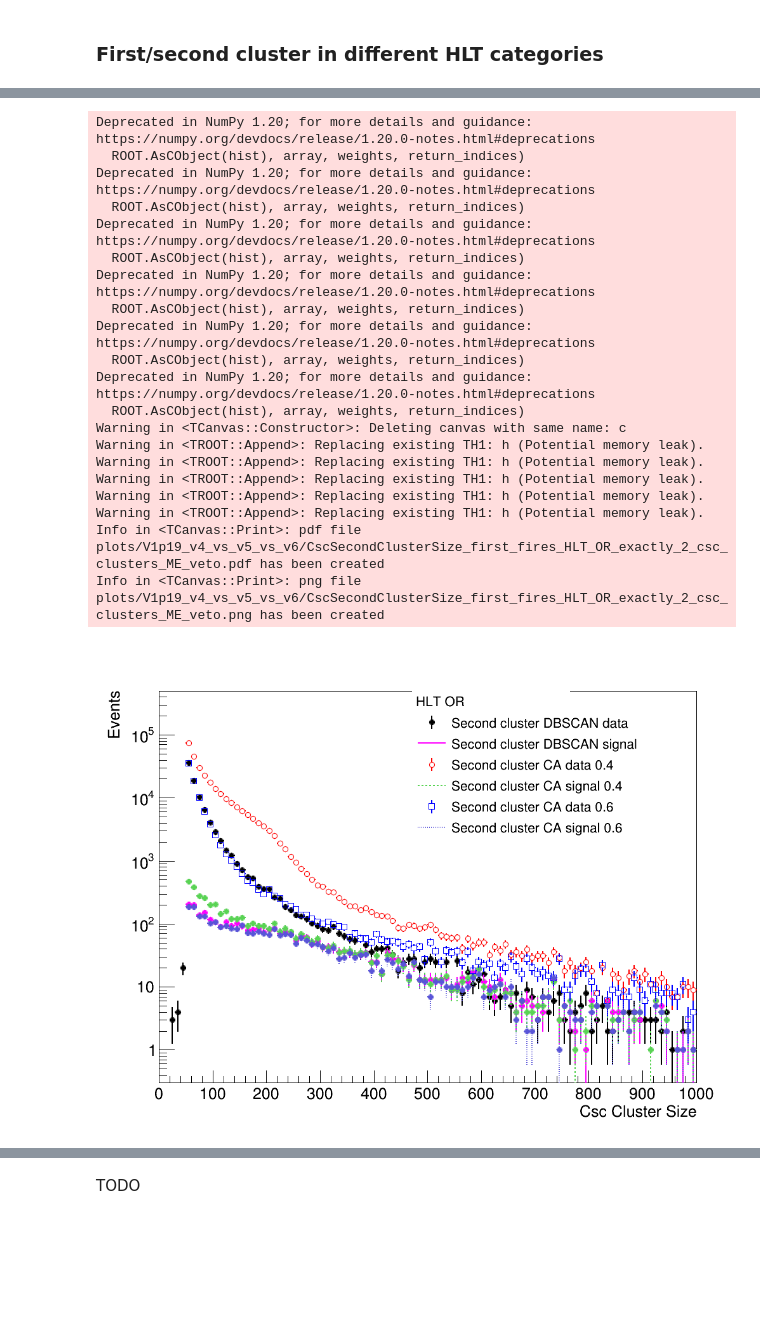
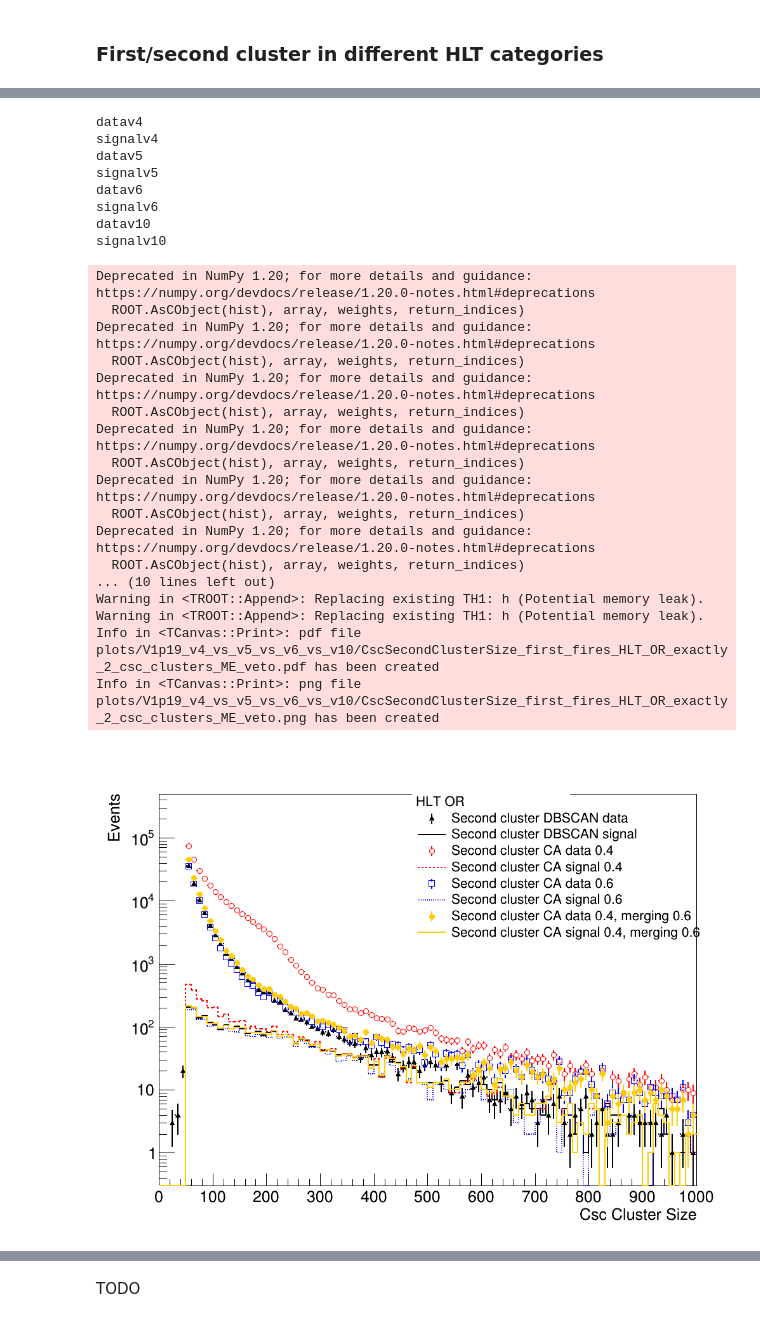
Before and after one commit to cms-lpc-llp/run3_muon_system_analysis, a Jupyter notebook: DBSCAN_CA_background_level_v1.ipynb, the cells around one changed output, grey strips where cells are left out. Saved outputs shown, nothing was run; the diff lists cells and outputs as text; code cells hidden in the pictures; blank space fills up the shorter version.

```diff
--- a/DBSCAN_CA_background_level_v1.ipynb
+++ b/DBSCAN_CA_background_level_v1.ipynb
@@ -41,8 +41,8 @@ vers = ['v4','v5']
 plot_folder = "v4_vs_v5"
 vers = ['v5','v6']
 plot_folder = "v5_vs_v6"
-vers = ['v4','v5','v6']
-plot_folder = "v4_vs_v5_vs_v6"
+vers = ['v4','v5','v6','v10']
+plot_folder = "v4_vs_v5_vs_v6_vs_v10"
 #v1 includes events without selections
 #v3 includes events with at least 2 clusters
 #v4: no event level cuts, clusters made with DBSCAN, HLT time definition
@@ -57,27 +57,43 @@ colors = {}
 data_label['datav4'] = 'DBSCAN data'
 data_label['datav5'] = 'CA data 0.4'
 data_label['datav6'] = 'CA data 0.6'
+data_label['datav10'] = 'CA data 0.4, merging 0.6'
+
 data_label['signalv4'] = 'DBSCAN signal'
 data_label['signalv5'] = 'CA signal 0.4'
 data_label['signalv6'] = 'CA signal 0.6'
-marker_style['datav4'] = 20
+data_label['signalv10'] = 'CA signal 0.4, merging 0.6'
+
+marker_style['datav4'] = 22
 marker_style['datav5'] = 24
 marker_style['datav6'] = 25
+marker_style['datav10'] = 20
+
 marker_style['signalv4'] = 20
 marker_style['signalv5'] = 20
 marker_style['signalv6'] = 20
+marker_style['signalv10'] = 20
+
 line_style['datav4'] = 1
 line_style['datav5'] = 1
 line_style['datav6'] = 1
+line_style['datav10'] = 1
+
 line_style['signalv4'] = 1
 line_style['signalv5'] = 2
 line_style['signalv6'] = 3
+line_style['signalv10'] = 1
+
 colors['datav4'] = 1
 colors['datav5'] = 2
 colors['datav6'] = 4
-colors['signalv4'] = 6
-colors['signalv5'] = 8
-colors['signalv6'] = 9
+colors['datav10'] = 800
+
+colors['signalv4'] = 1#6
+colors['signalv5'] = 2#8
+colors['signalv6'] = 4#9
+colors['signalv10'] = 800#805
+
 
 for ve in vers:
     data_path[ve] = '/nfs/dust/cms/group/cms-llp/muon_system_run3/'+tag+'/Data'+str(data_year)+'/'+ve+'/'
@@ -1361,56 +1393,62 @@ h2 = {}
 leg.SetHeader(cat_lab_dict[cat_lab])
 can.cd()
 for k in tree_keys:
+    print(k)
     if cat_lab=="HLT_OR":
         tmp_cscClusterSize = cscClusterSize_1_HLT[k]
     elif cat_lab=="HLT_1":
         tmp_cscClusterSize = cscClusterSize_1_HLT_tr1[k]
     elif cat_lab=="HLT_2":
         tmp_cscClusterSize = cscClusterSize_1_HLT_tr2[k]
     elif cat_lab=="HLT_3":
         tmp_cscClusterSize = cscClusterSize_1_HLT_tr3[k]
     h0[k] = create_TH1D(tmp_cscClusterSize.flatten(),title="",axis_title = ['Csc Cluster Size','Events'], binning=[100,0,1000])
     leg.AddEntry(h0[k],"Second cluster "+data_label[k],'PE' if 'data' in k else 'L')
     h0[k].SetLineColor(colors[k])
     h0[k].SetLineWidth(2)
     h0[k].SetLineStyle(line_style[k])
     h0[k].SetMarkerColor(colors[k])
     h0[k].SetMarkerStyle(marker_style[k])
     h0[k].SetMarkerSize(1.2)
     #if h0[k].Integral()>0:h0[k].Scale(1./h0[k].Integral())
 
     h0[k].SetMaximum(5.e5)
     h0[k].SetMinimum(0.3)
 
-    h0[k].Draw('PE same' if 'data' in k else 'HISTO PE same')
+    h0[k].Draw('PE same' if 'data' in k else 'HISTO same')
 
 leg.Draw()
 can.SetRightMargin(0.05)
 
 # if setlog:
 can.SetLogy()
 can.Draw()
 can.Print("plots/V1p19_"+plot_folder+"/CscSecondClusterSize_first_fires_"+cat_lab.replace(" ","_")+plot_string+".pdf")
 can.Print("plots/V1p19_"+plot_folder+"/CscSecondClusterSize_first_fires_"+cat_lab.replace(" ","_")+plot_string+".png")
 # %% [output]
-Deprecated in NumPy 1.20; for more details and guidance: https://numpy.org/devdocs/release/1.20.0-notes.html#deprecations
-  ROOT.AsCObject(hist), array, weights, return_indices)
-Deprecated in NumPy 1.20; for more details and guidance: https://numpy.org/devdocs/release/1.20.0-notes.html#deprecations
-  ROOT.AsCObject(hist), array, weights, return_indices)
-Deprecated in NumPy 1.20; for more details and guidance: https://numpy.org/devdocs/release/1.20.0-notes.html#deprecations
-  ROOT.AsCObject(hist), array, weights, return_indices)
-Deprecated in NumPy 1.20; for more details and guidance: https://numpy.org/devdocs/release/1.20.0-notes.html#deprecations
-  ROOT.AsCObject(hist), array, weights, return_indices)
-Deprecated in NumPy 1.20; for more details and guidance: https://numpy.org/devdocs/release/1.20.0-notes.html#deprecations
-  ROOT.AsCObject(hist), array, weights, return_indices)
-Deprecated in NumPy 1.20; for more details and guidance: https://numpy.org/devdocs/release/1.20.0-notes.html#deprecations
-  ROOT.AsCObject(hist), array, weights, return_indices)
-Warning in <TCanvas::Constructor>: Deleting canvas with same name: c
-Warning in <TROOT::Append>: Replacing existing TH1: h (Potential memory leak).
-Warning in <TROOT::Append>: Replacing existing TH1: h (Potential memory leak).
-Warning in <TROOT::Append>: Replacing existing TH1: h (Potential memory leak).
-Warning in <TROOT::Append>: Replacing existing TH1: h (Potential memory leak).
-Warning in <TROOT::Append>: Replacing existing TH1: h (Potential memory leak).
-Info in <TCanvas::Print>: pdf file plots/V1p19_v4_vs_v5_vs_v6/CscSecondClusterSize_first_fires_HLT_OR_exactly_2_csc_clusters_ME_veto.pdf has been created
-Info in <TCanvas::Print>: png file plots/V1p19_v4_vs_v5_vs_v6/CscSecondClusterSize_first_fires_HLT_OR_exactly_2_csc_clusters_ME_veto.png has been created
+datav4
+signalv4
+datav5
+signalv5
+datav6
+signalv6
+datav10
+signalv10
+Deprecated in NumPy 1.20; for more details and guidance: https://numpy.org/devdocs/release/1.20.0-notes.html#deprecations
+  ROOT.AsCObject(hist), array, weights, return_indices)
+Deprecated in NumPy 1.20; for more details and guidance: https://numpy.org/devdocs/release/1.20.0-notes.html#deprecations
+  ROOT.AsCObject(hist), array, weights, return_indices)
+Deprecated in NumPy 1.20; for more details and guidance: https://numpy.org/devdocs/release/1.20.0-notes.html#deprecations
+  ROOT.AsCObject(hist), array, weights, return_indices)
+Deprecated in NumPy 1.20; for more details and guidance: https://numpy.org/devdocs/release/1.20.0-notes.html#deprecations
+  ROOT.AsCObject(hist), array, weights, return_indices)
+Deprecated in NumPy 1.20; for more details and guidance: https://numpy.org/devdocs/release/1.20.0-notes.html#deprecations
+  ROOT.AsCObject(hist), array, weights, return_indices)
+Deprecated in NumPy 1.20; for more details and guidance: https://numpy.org/devdocs/release/1.20.0-notes.html#deprecations
+  ROOT.AsCObject(hist), array, weights, return_indices)
+... (10 lines left out)
+Warning in <TROOT::Append>: Replacing existing TH1: h (Potential memory leak).
+Warning in <TROOT::Append>: Replacing existing TH1: h (Potential memory leak).
+Info in <TCanvas::Print>: pdf file plots/V1p19_v4_vs_v5_vs_v6_vs_v10/CscSecondClusterSize_first_fires_HLT_OR_exactly_2_csc_clusters_ME_veto.pdf has been created
+Info in <TCanvas::Print>: png file plots/V1p19_v4_vs_v5_vs_v6_vs_v10/CscSecondClusterSize_first_fires_HLT_OR_exactly_2_csc_clusters_ME_veto.png has been created
-[figure, old version]
+[figure, new version]
```
Also changed, not shown: parts of 25 cells of this notebook, 11 other files.
